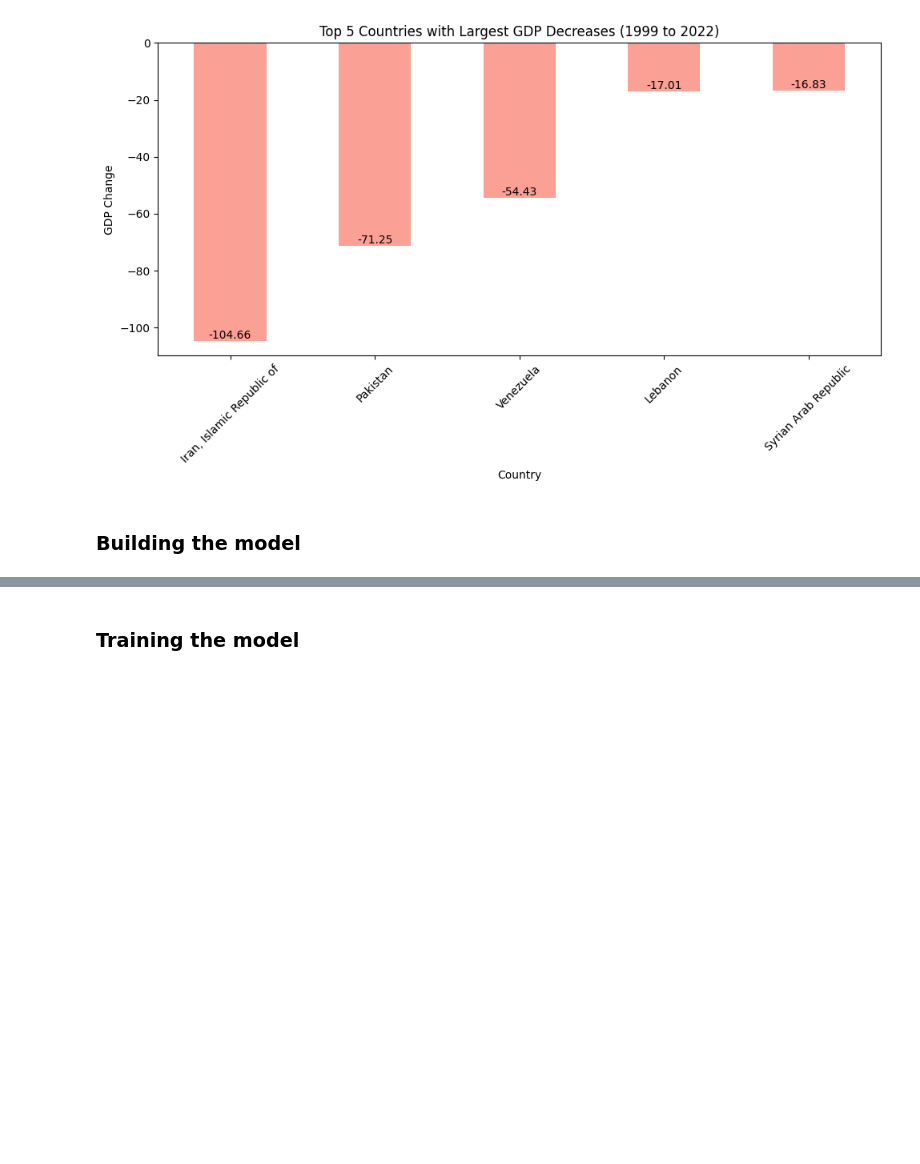
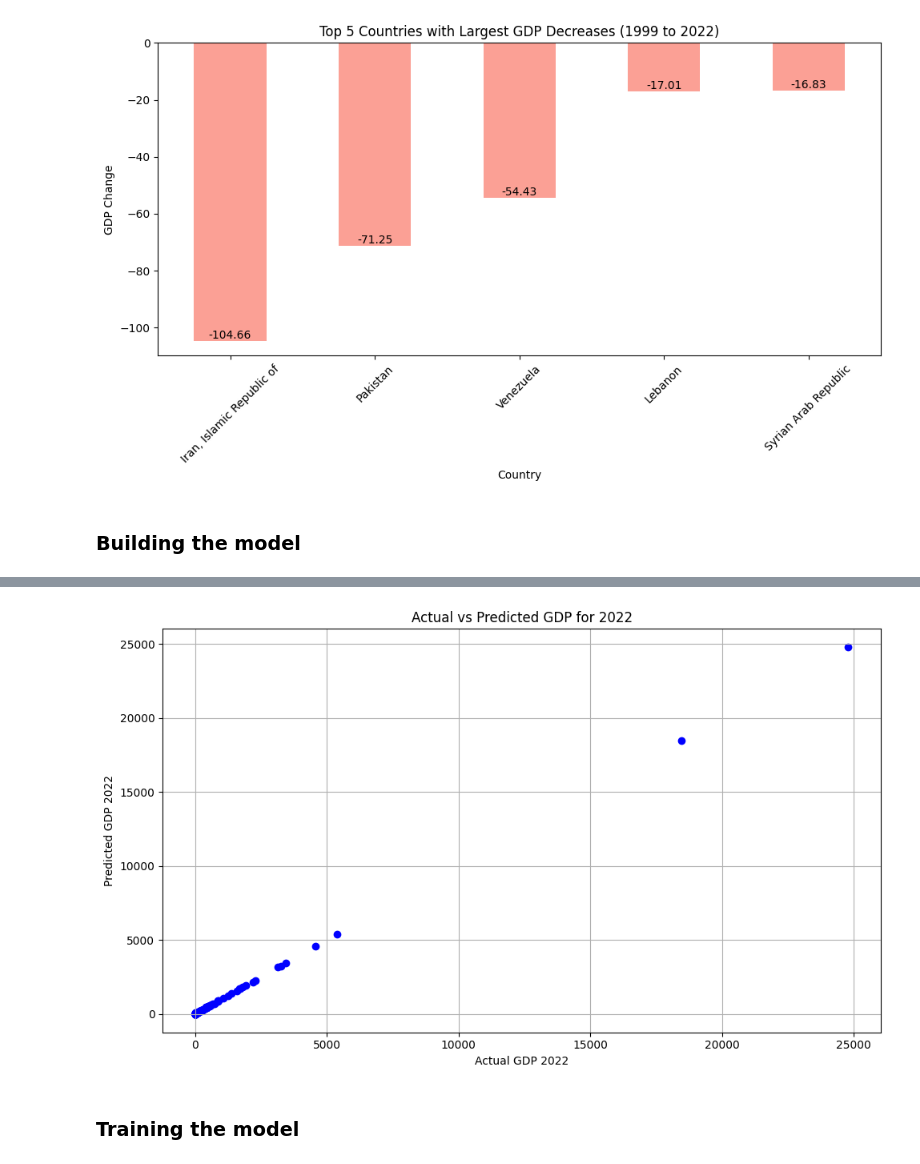
Before and after one commit to 911AstalusAdrian/MS2-PT, a Jupyter notebook: A3/regression_noetbook.ipynb, the cells around one changed output, grey strips where cells are left out. Saved outputs shown, nothing was run; the diff lists cells and outputs as text; code cells hidden in the pictures; blank space fills up the shorter version.

```diff
--- a/A3/regression_noetbook.ipynb
+++ b/A3/regression_noetbook.ipynb
@@ -164,3 +211,16 @@ plt.show()
+# %%
+# Create a scatter plot
+plt.figure(figsize=(10, 6))
+plt.scatter(df2['2022'], df2['Predicted 2022'], color='b')
+# plt.plot([df2['2022'].min(), df2['2022'].max()], [df2['2022'].min(), df2['2022'].max()], color='r', linestyle='--')
+plt.xlabel('Actual GDP 2022')
+plt.ylabel('Predicted GDP 2022')
+plt.title('Actual vs Predicted GDP for 2022')
+plt.grid(True)
+plt.tight_layout()
+plt.show()
+# %% [output]
+[figure, added]
 # %% [markdown]
 ### Training the model
 # %% [markdown]
```
Also changed, not shown: parts of 4 cells of this notebook.
